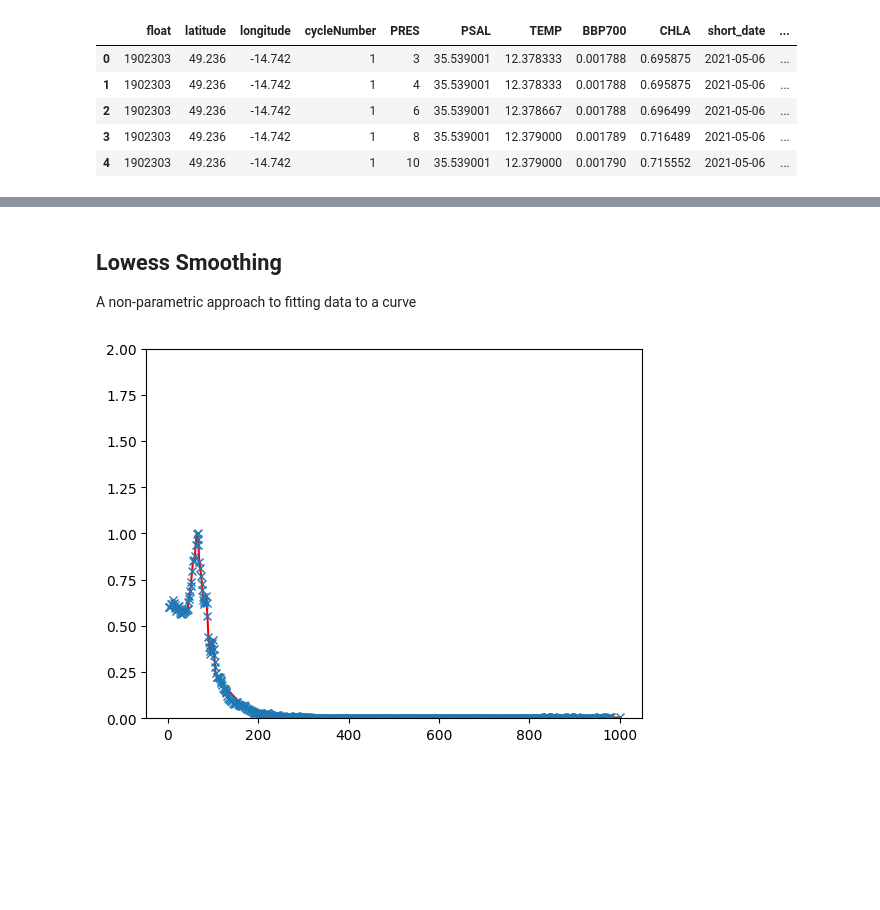
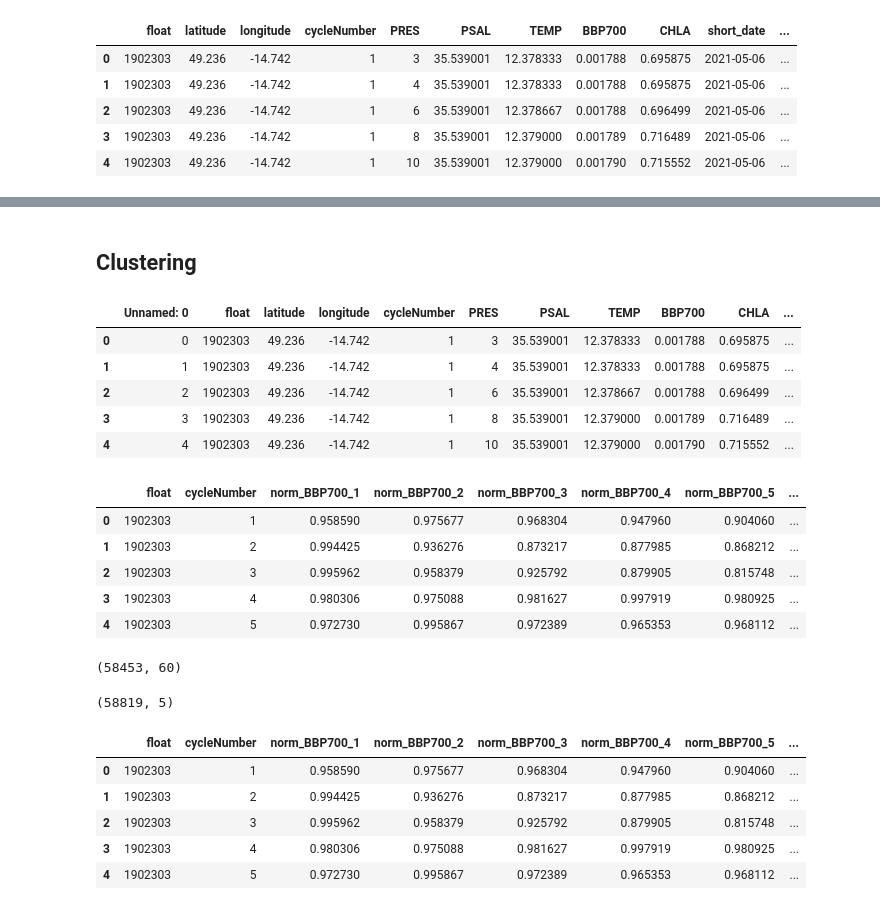
Before and after one commit to gnyirjesy/ocean-depth-characterization, a Jupyter notebook: EDA/clustering_gn.ipynb, the cells around one changed output, grey strips where cells are left out. Cells and saved outputs as stored; diff of their text form; code cells hidden in the pictures; blank space fills up the shorter version.

```diff
--- a/EDA/clustering_gn.ipynb
+++ b/EDA/clustering_gn.ipynb
@@ -262,3 +153,0 @@ plt.plot(myline, mymodel(myline),color='red')
-# %% [markdown]
-## Lowess Smoothing
-A non-parametric approach to fitting data to a curve
@@ -267,11 +153,0 @@ import statsmodels.api as sm
-# %%
-lowess = sm.nonparametric.lowess
-z = lowess(ydata, xdata, frac=1/8)
-# z1 = lowess(ydata, xdata, frac=1/7)
-# _ = plt.plot(xdata, ydata)
-_ = plt.plot(xdata, z, color='red')
-# _ = plt.plot(xdata, z1, color='green')
-_ = plt.ylim([0,2])
-_ = plt.plot(xdata, ydata,'x')
-# %% [output]
-[figure, removed]
@@ -277,0 +159,47 @@ _ = plt.plot(xdata, ydata,'x')
+# %% [markdown]
+## Clustering
+# %%
+#Read in intermediate data to skip pre-processing time above
+zf = zipfile.ZipFile("../../data/transformed_df.csv.zip")
+df = pd.read_csv(zf.open('transformed_df.csv'))
+df.head()
+# %% [output]
+|  | Unnamed: 0 | float | latitude | longitude | cycleNumber | PRES | PSAL | TEMP | BBP700 | CHLA | ... |
+| 0 | 0 | 1902303 | 49.236 | -14.742 | 1 | 3 | 35.539001 | 12.378333 | 0.001788 | 0.695875 | ... |
+| 1 | 1 | 1902303 | 49.236 | -14.742 | 1 | 4 | 35.539001 | 12.378333 | 0.001788 | 0.695875 | ... |
+| 2 | 2 | 1902303 | 49.236 | -14.742 | 1 | 6 | 35.539001 | 12.378667 | 0.001788 | 0.696499 | ... |
+| 3 | 3 | 1902303 | 49.236 | -14.742 | 1 | 8 | 35.539001 | 12.379000 | 0.001789 | 0.716489 | ... |
+| 4 | 4 | 1902303 | 49.236 | -14.742 | 1 | 10 | 35.539001 | 12.379000 | 0.001790 | 0.715552 | ... |
+# %%
+pivoted = pd.pivot_table(data=df,columns='PRES_binned',values=['norm_CHLA','norm_BBP700'], aggfunc='mean', index=['float','cycleNumber'])
+pivoted = pivoted.reset_index()
+pivoted.columns = ['_'.join(col).strip() for col in pivoted.columns.values]
+pivoted = pivoted.rename(columns={'float_':'float','cycleNumber_':'cycleNumber'})
+pivoted.head()
+# %% [output]
+|  | float | cycleNumber | norm_BBP700_1 | norm_BBP700_2 | norm_BBP700_3 | norm_BBP700_4 | norm_BBP700_5 | ... |
+| 0 | 1902303 | 1 | 0.958590 | 0.975677 | 0.968304 | 0.947960 | 0.904060 | ... |
+| 1 | 1902303 | 2 | 0.994425 | 0.936276 | 0.873217 | 0.877985 | 0.868212 | ... |
+| 2 | 1902303 | 3 | 0.995962 | 0.958379 | 0.925792 | 0.879905 | 0.815748 | ... |
+| 3 | 1902303 | 4 | 0.980306 | 0.975088 | 0.981627 | 0.997919 | 0.980925 | ... |
+| 4 | 1902303 | 5 | 0.972730 | 0.995867 | 0.972389 | 0.965353 | 0.968112 | ... |
+# %%
+pivoted.shape
+# %% [output]
+(58453, 60)
+# %%
+df_info = df[['float','cycleNumber','seasonality','latitude','longitude']]
+df_info = df_info.drop_duplicates()
+df_info.shape
+# %% [output]
+(58819, 5)
+# %%
+pivoted = pivoted.merge(df_info, how='left',on=['float','cycleNumber'])
+pivoted.head()
+# %% [output]
+|  | float | cycleNumber | norm_BBP700_1 | norm_BBP700_2 | norm_BBP700_3 | norm_BBP700_4 | norm_BBP700_5 | ... |
+| 0 | 1902303 | 1 | 0.958590 | 0.975677 | 0.968304 | 0.947960 | 0.904060 | ... |
+| 1 | 1902303 | 2 | 0.994425 | 0.936276 | 0.873217 | 0.877985 | 0.868212 | ... |
+| 2 | 1902303 | 3 | 0.995962 | 0.958379 | 0.925792 | 0.879905 | 0.815748 | ... |
+| 3 | 1902303 | 4 | 0.980306 | 0.975088 | 0.981627 | 0.997919 | 0.980925 | ... |
+| 4 | 1902303 | 5 | 0.972730 | 0.995867 | 0.972389 | 0.965353 | 0.968112 | ... |
```
Also changed, not shown: parts of 43 cells of this notebook.
